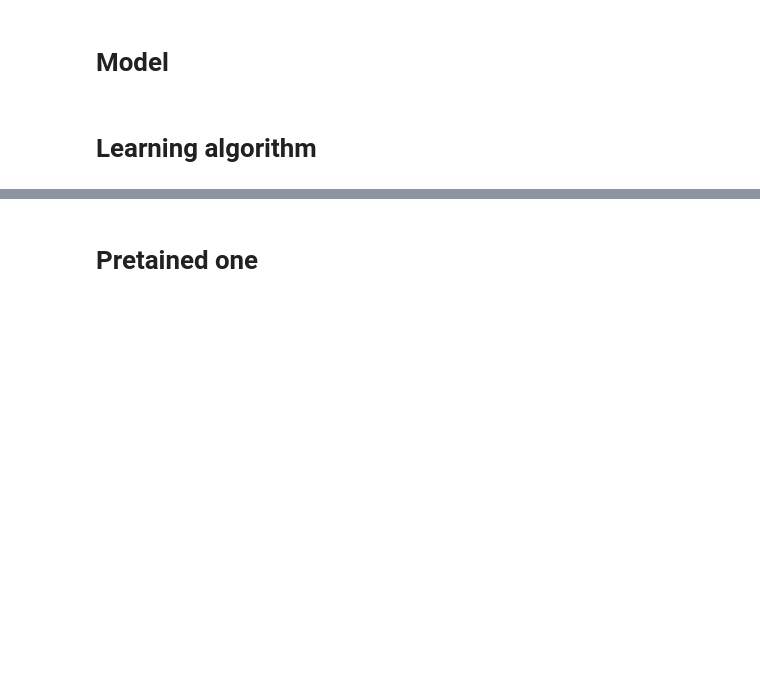
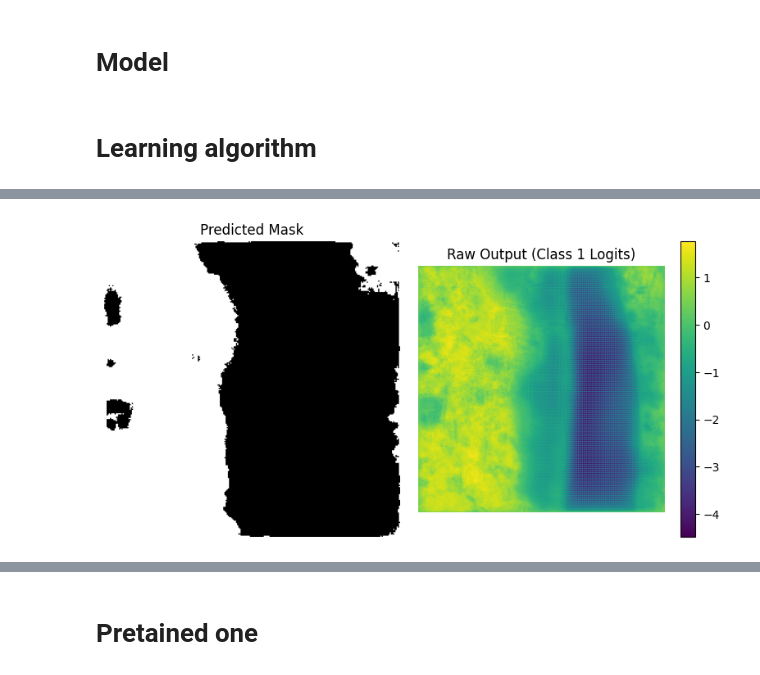
Before and after one commit to JensH-2157843/AML_Project, a Jupyter notebook: src/neural_networks/NN1(segmentation).ipynb, the cells around one changed output, grey strips where cells are left out. Cells and saved outputs as stored; diff of their text form; code cells hidden in the pictures; blank space fills up the shorter version.

```diff
--- a/src/neural_networks/NN1(segmentation).ipynb
+++ b/src/neural_networks/NN1(segmentation).ipynb
@@ -361,0 +365,2 @@ Validation loss did not improve for 4 epoch(s).
+# %%
+model_1 = torch.load("model_with_architecture.pth", weights_only=False)
@@ -362,3 +398,56 @@ Validation loss did not improve for 4 epoch(s).
+# %%
+import matplotlib.pyplot as plt
+import numpy as np
+import torch
+
+# Assuming predicted_mask and raw_output are already computed PyTorch tensors
+# predicted_mask has shape (N, H, W) where N is batch size (usually 1 for single image)
+# raw_output has shape (N, out_classes, H, W)
+
+# Convert predicted_mask to NumPy array and remove batch dimension if N=1
+predicted_mask_np = predicted_mask.squeeze(0).cpu().numpy()
+
+# raw_output contains logits for each class. For visualization, you might
+# want to look at the logits for a specific class or the argmax.
+# Let's visualize the argmax (which is essentially the predicted_mask)
+# or optionally, the logits for one of the classes.
+# For simplicity, let's visualize the predicted mask again and perhaps
+# the probabilities for one class if you apply softmax.
+
+# If you want to visualize the predicted mask
+plt.figure(figsize=(8, 4))
+plt.subplot(1, 2, 1)
+plt.imshow(predicted_mask_np, cmap='gray') # Use a colormap appropriate for masks
+plt.title("Predicted Mask")
+plt.axis('off')
+
+# If you want to visualize the raw output for a specific class (e.g., class 1)
+# This shows the 'confidence' of the model for that class before argmax.
+# Remember to handle the batch dimension and move to CPU.
+if raw_output.shape[1] > 1: # Check if there's more than one class output
+    raw_output_class1_np = raw_output.squeeze(0)[1].cpu().numpy() # Assuming class 1 is at index 1
+    plt.subplot(1, 2, 2)
+    plt.imshow(raw_output_class1_np, cmap='viridis') # Or another suitable colormap
+    plt.title("Raw Output (Class 1 Logits)")
+    plt.colorbar() # Add a color bar to see the range of logits
+    plt.axis('off')
+else:
+    # If only one output channel, it might represent the probability of the positive class (if using sigmoid)
+    # or just logits for binary classification (if using CrossEntropyLoss with 2 classes).
+    # Let's assume it's logits for the positive class for visualization.
+    if raw_output.shape[1] == 1:
+        raw_output_single_channel_np = raw_output.squeeze(0).squeeze(0).cpu().numpy()
+        plt.subplot(1, 2, 2)
+        plt.imshow(raw_output_single_channel_np, cmap='viridis')
+        plt.title("Raw Output Logits")
+        plt.colorbar()
+        plt.axis('off')
+
+
+plt.tight_layout()
+plt.show()
+# %% [output]
+[figure, added]
 # %%
 # Define the path where you want to save the model
 model_save_path = "solar_unet_model.pth"
```
Also changed, not shown: parts of 6 cells of this notebook.
